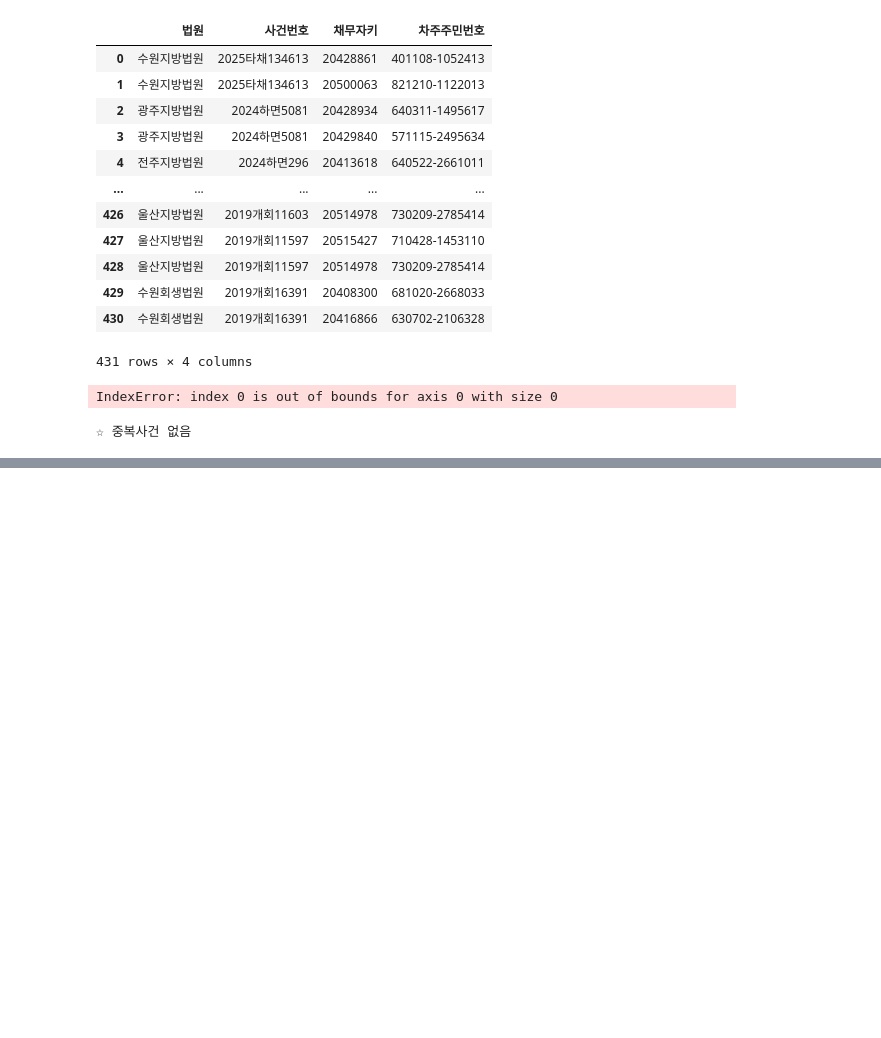
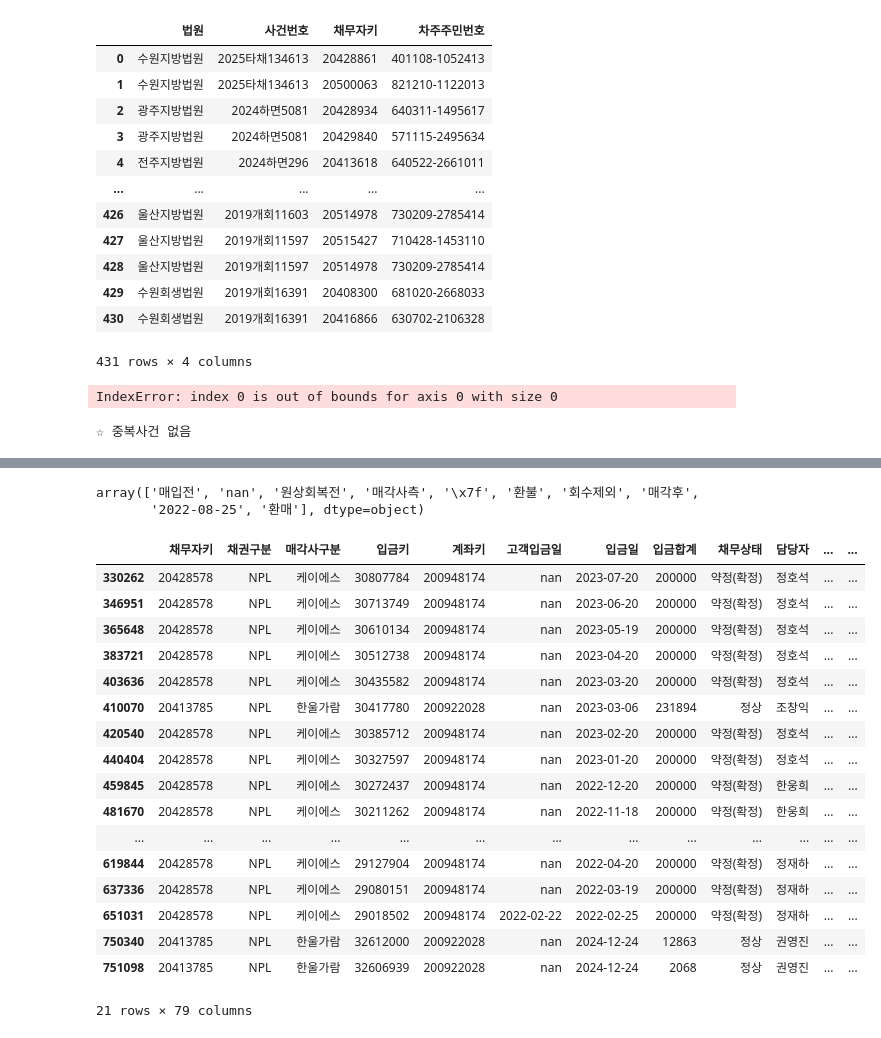
Before and after one commit to jbmyou/company_work, a Jupyter notebook: fileNaming/자산관리/기간축적데이터.ipynb, the cells around one changed output, grey strips where cells are left out. Drawn from its saved outputs; the diff is of its cells as text; code cells hidden in the pictures; blank space fills up the shorter version.

```diff
--- a/fileNaming/자산관리/기간축적데이터.ipynb
+++ b/fileNaming/자산관리/기간축적데이터.ipynb
@@ -90,8 +107,8 @@ company = "솔림"
 fn_excel = None  # "" : 여러파일, "파일명" : 단일파일, None : 기존 parquet만 읽기
 최초조회일 = "170802" if company == "솔림" else ""
 # ################################
-path_excel = join(r"D:\3.자산\전산 dataset",company,"기간축적데이터", 데이터종류)
-path_parquet = join(r"D:\3.자산\전산 dataset",company, "기간축적데이터", 데이터종류, "parquet")
+path_excel = join(base_dir,company,"기간축적데이터", 데이터종류)
+path_parquet = join(base_dir,company, "기간축적데이터", 데이터종류, "parquet")
 fn_write = company + 데이터종류+"전체_" + 최초조회일 + "~" + 최종조회일 +".parquet"
 
 
@@ -270,0 +290,13 @@ functions.to_parquet(df_concat, join(path_parquet, fn_write))
+# %%
+#########################
+company = "솔림"
+데이터종류 = "입금"
+#########################
+base_dir = r"D:\3.자산\전산 dataset"
+path_parquet = join(base_dir,company,"기간축적데이터", 데이터종류, "parquet")
+fnlist = functions.키워드로파일명찾기(path_parquet, 포함키워드=company+데이터종류+"전체", 여러파일허용=True, 전체경로=True)
+if isinstance(fnlist, str) :
+    fn = fnlist
+else :
+    fn = fnlist[-1]
+df = pd.read_parquet(fn)
@@ -270,0 +317,5 @@ functions.to_parquet(df_concat, join(path_parquet, fn_write))
+# %%
+df.입금기간.unique()
+# %% [output]
+array(['매입전', 'nan', '원상회복전', '매각사측', '\x7f', '환불', '회수제외', '매각후',
+       '2022-08-25', '환매'], dtype=object)
@@ -270,0 +324,43 @@ functions.to_parquet(df_concat, join(path_parquet, fn_write))
+# %%
+# 1. 원상회복전 마지막 입금일 계산
+last_restore = (
+    df[df["입금기간"] == "원상회복전"]
+    .groupby("주민번호인")["입금일"]
+    .max()
+    .rename("원상회복전_마지막입금일")
+)
+
+# 2. 원본 df에 조인
+df2 = df.merge(last_restore, on="주민번호인", how="left")
+
+# 3. 조건 필터링
+cond = (
+    df2["원상회복전_마지막입금일"].notna() &             # 원상회복전 존재
+    (df2["입금일"] < df2["원상회복전_마지막입금일"]) &    # 그 이전 입금
+    (df2["입금일"] < df2["최초이자기준일"]) &              # 최초이자기준일 이전 입금
+    (df2["입금기간"] == "")                               # 입금기간 공란
+)
+
+result = df2[cond]
+# %%
+result = result[result.입금구분 != "부채증명서"]
+result
+# %% [output]
+|  | 채무자키 | 채권구분 | 매각사구분 | 입금키 | 계좌키 | 고객입금일 | 입금일 | 입금합계 | 채무상태 | 담당자 | ... | ... |
+| 330262 | 20428578 | NPL | 케이에스 | 30807784 | 200948174 | nan | 2023-07-20 | 200000 | 약정(확정) | 정호석 | ... | ... |
+| 346951 | 20428578 | NPL | 케이에스 | 30713749 | 200948174 | nan | 2023-06-20 | 200000 | 약정(확정) | 정호석 | ... | ... |
+| 365648 | 20428578 | NPL | 케이에스 | 30610134 | 200948174 | nan | 2023-05-19 | 200000 | 약정(확정) | 정호석 | ... | ... |
+| 383721 | 20428578 | NPL | 케이에스 | 30512738 | 200948174 | nan | 2023-04-20 | 200000 | 약정(확정) | 정호석 | ... | ... |
+| 403636 | 20428578 | NPL | 케이에스 | 30435582 | 200948174 | nan | 2023-03-20 | 200000 | 약정(확정) | 정호석 | ... | ... |
+| 410070 | 20413785 | NPL | 한울가람 | 30417780 | 200922028 | nan | 2023-03-06 | 231894 | 정상 | 조창익 | ... | ... |
+| 420540 | 20428578 | NPL | 케이에스 | 30385712 | 200948174 | nan | 2023-02-20 | 200000 | 약정(확정) | 정호석 | ... | ... |
+| 440404 | 20428578 | NPL | 케이에스 | 30327597 | 200948174 | nan | 2023-01-20 | 200000 | 약정(확정) | 정호석 | ... | ... |
+| 459845 | 20428578 | NPL | 케이에스 | 30272437 | 200948174 | nan | 2022-12-20 | 200000 | 약정(확정) | 한웅희 | ... | ... |
+| 481670 | 20428578 | NPL | 케이에스 | 30211262 | 200948174 | nan | 2022-11-18 | 200000 | 약정(확정) | 한웅희 | ... | ... |
+| ... | ... | ... | ... | ... | ... | ... | ... | ... | ... | ... | ... | ... |
+| 619844 | 20428578 | NPL | 케이에스 | 29127904 | 200948174 | nan | 2022-04-20 | 200000 | 약정(확정) | 정재하 | ... | ... |
+| 637336 | 20428578 | NPL | 케이에스 | 29080151 | 200948174 | nan | 2022-03-19 | 200000 | 약정(확정) | 정재하 | ... | ... |
+| 651031 | 20428578 | NPL | 케이에스 | 29018502 | 200948174 | 2022-02-22 | 2022-02-25 | 200000 | 약정(확정) | 정재하 | ... | ... |
+| 750340 | 20413785 | NPL | 한울가람 | 32612000 | 200922028 | nan | 2024-12-24 | 12863 | 정상 | 권영진 | ... | ... |
+| 751098 | 20413785 | NPL | 한울가람 | 32606939 | 200922028 | nan | 2024-12-24 | 2068 | 정상 | 권영진 | ... | ... |
+21 rows × 79 columns
```
Also changed, not shown: parts of 12 cells of this notebook, 24 other files.
